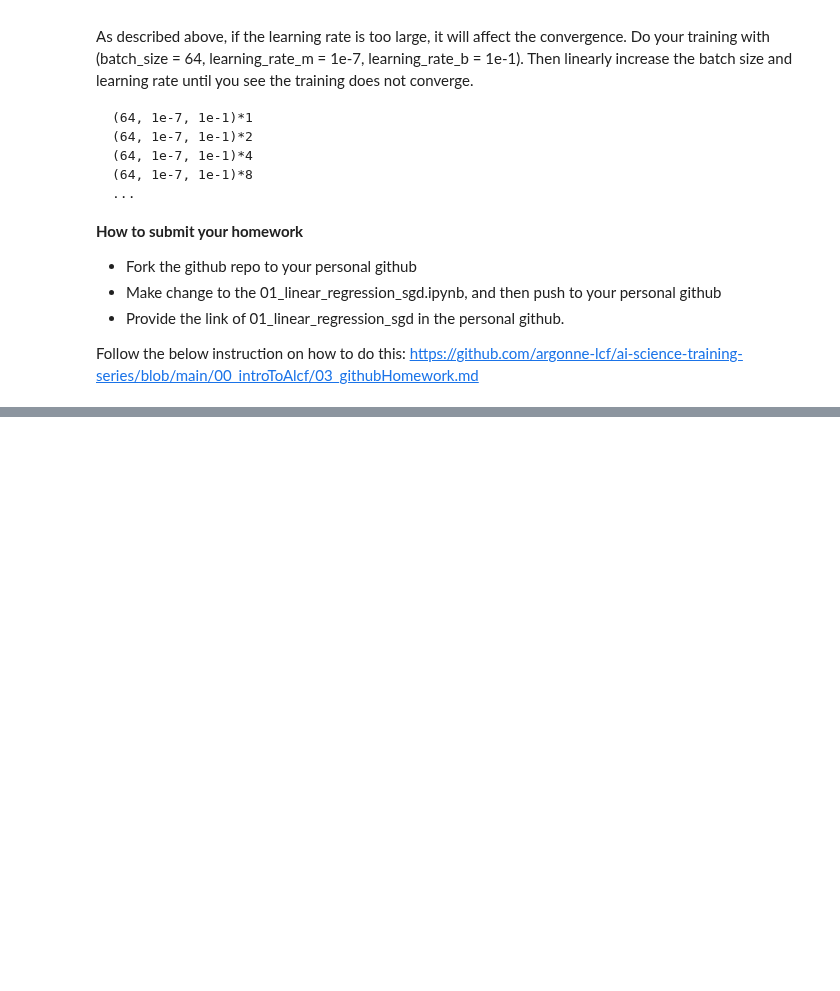
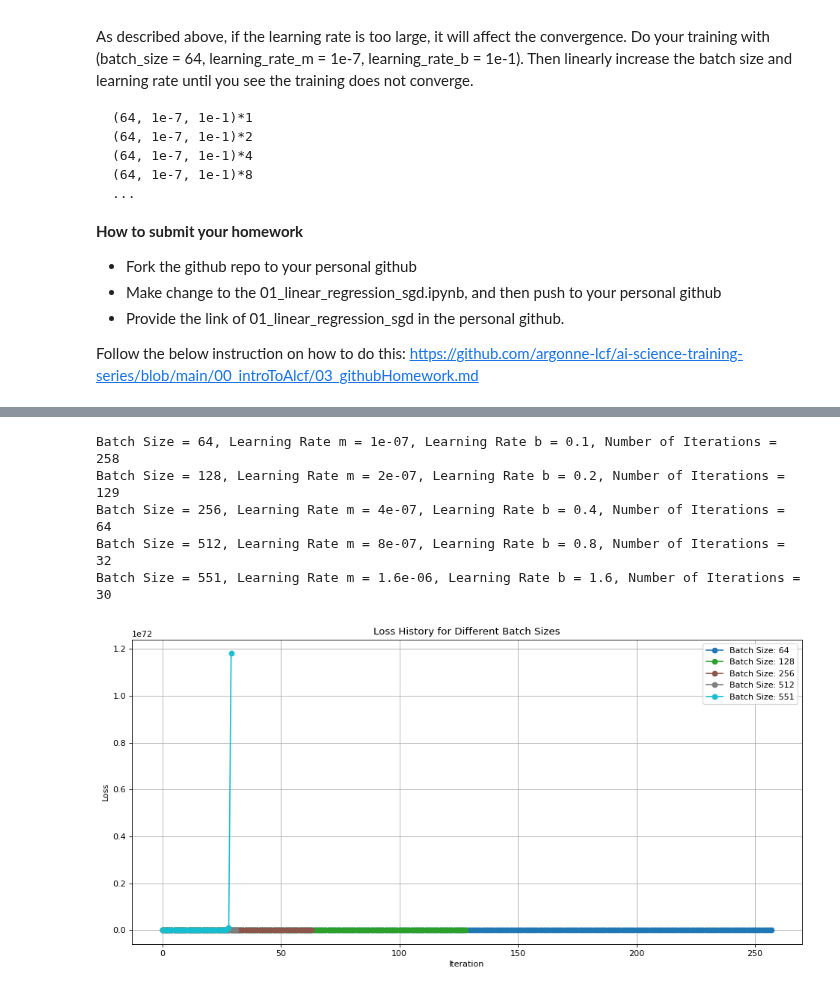
Before and after one commit to argonne-lcf/ai-science-training-series, a Jupyter notebook: 01_intro_AI_on_Supercomputer/01_linear_regression_sgd.ipynb, the cells around one changed output, grey strips where cells are left out. Drawn from its saved outputs; the diff is of its cells as text; code cells hidden in the pictures; blank space fills up the shorter version.

```diff
--- a/01_intro_AI_on_Supercomputer/01_linear_regression_sgd.ipynb
+++ b/01_intro_AI_on_Supercomputer/01_linear_regression_sgd.ipynb
@@ -393,0 +513,76 @@ https://github.com/argonne-lcf/ai-science-training-series/blob/main/00_introToAl
+# %%
+# Homework 1 (Bonus)
+# Learning rate issue (Bonus)
+
+# Import necessary libraries
+import numpy as np
+import pandas as pd
+import matplotlib.pyplot as plt
+
+# Define initial constants
+INITIAL_BATCH_SIZE = 64
+INITIAL_LEARNING_RATE_M = 1e-7
+INITIAL_LEARNING_RATE_B = 1e-1
+MULTIPLIERS = [1, 2, 4, 8, 16]  # Different multipliers for batch sizes
+
+# Set up the figure for plotting
+plt.figure(figsize=(12, 6), dpi=80)
+
+# Define colors for each batch size configuration
+colors = plt.cm.get_cmap('tab10', len(MULTIPLIERS))  # Get a colormap with distinct colors
+
+# Get the number of samples in the dataset
+num_samples = len(data)
+
+# Main loop to perform gradient descent for different configurations
+for idx, multiplier in enumerate(MULTIPLIERS):
+    batch_size = INITIAL_BATCH_SIZE * multiplier
+
+    # Ensure batch size does not exceed the number of samples
+    if batch_size > num_samples:
+        batch_size = num_samples
+
+    learning_rate_m = INITIAL_LEARNING_RATE_M * multiplier
+    learning_rate_b = INITIAL_LEARNING_RATE_B * multiplier
+
+    loop_N = 30 * num_samples // batch_size
+    loss_history = []  # To store loss history for the current configuration
+    m = 5.0  # Initial slope
+    b = 1000.0  # Initial intercept
+
+    print(f'Batch Size = {batch_size}, Learning Rate m = {learning_rate_m}, Learning Rate b = {learning_rate_b}, Number of Iterations = {loop_N}')
+
+    for i in range(loop_N):
+        # Sample a batch of data
+        data_batch = data.sample(batch_size, replace=False)
+        data_x = data_batch['GrLivArea'].to_numpy()  # Independent variable
+        data_y = data_batch['SalePrice'].to_numpy()  # Dependent variable
+
+        # Update slope and intercept
+        m = updated_m(data_x, data_y, m, b, learning_rate_m)
+        b = updated_b(data_x, data_y, m, b, learning_rate_b)
+
+        # Calculate the current loss value
+        loss_value = loss(data_x, data_y, m, b)
+
+        # Store the loss value for this iteration
+        loss_history.append(loss_value)
+
+    # Plot the loss history for the current configuration in the same plot
+    plt.plot(loss_history, marker='o', linestyle='-', color=colors(idx), label=f'Batch Size: {batch_size}')
+
+# Final plot settings
+plt.title('Loss History for Different Batch Sizes')
+plt.ylabel('Loss')
+plt.xlabel('Iteration')
+plt.legend()  # Show legend
+plt.grid()  # Add grid for better visibility
+plt.tight_layout()  # Adjust layout to prevent overlap
+plt.show()  # Show the final plot
+# %% [output]
+Batch Size = 64, Learning Rate m = 1e-07, Learning Rate b = 0.1, Number of Iterations = 258
+Batch Size = 128, Learning Rate m = 2e-07, Learning Rate b = 0.2, Number of Iterations = 129
+Batch Size = 256, Learning Rate m = 4e-07, Learning Rate b = 0.4, Number of Iterations = 64
+Batch Size = 512, Learning Rate m = 8e-07, Learning Rate b = 0.8, Number of Iterations = 32
+Batch Size = 551, Learning Rate m = 1.6e-06, Learning Rate b = 1.6, Number of Iterations = 30
+[figure, added]
```
Also changed, not shown: parts of 2 cells of this notebook.
